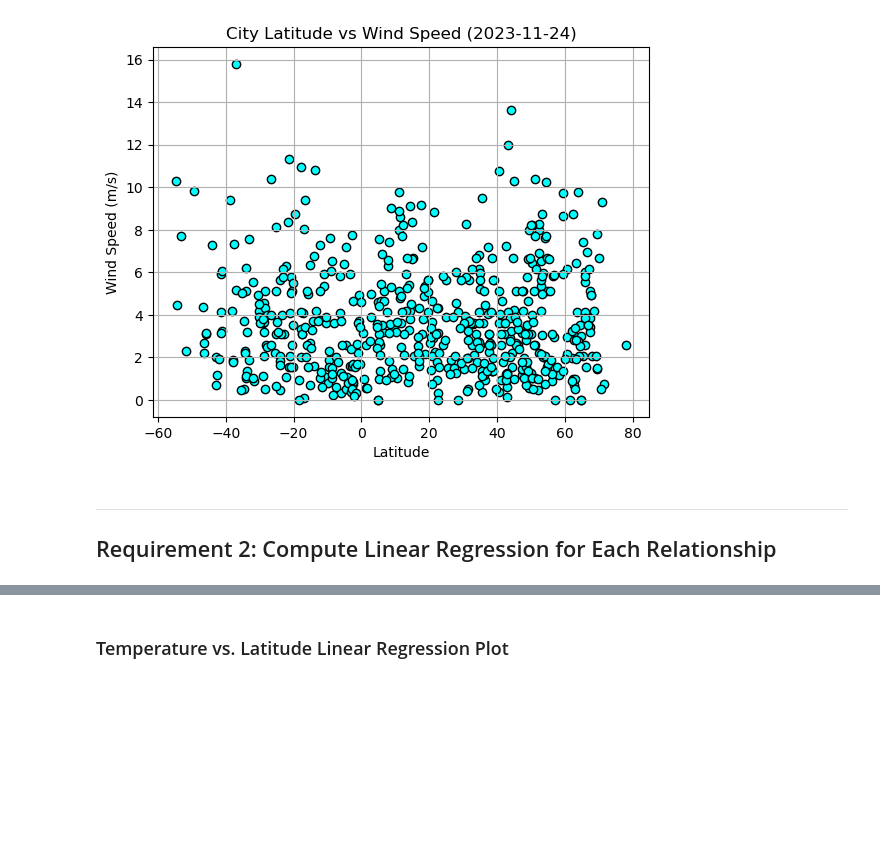
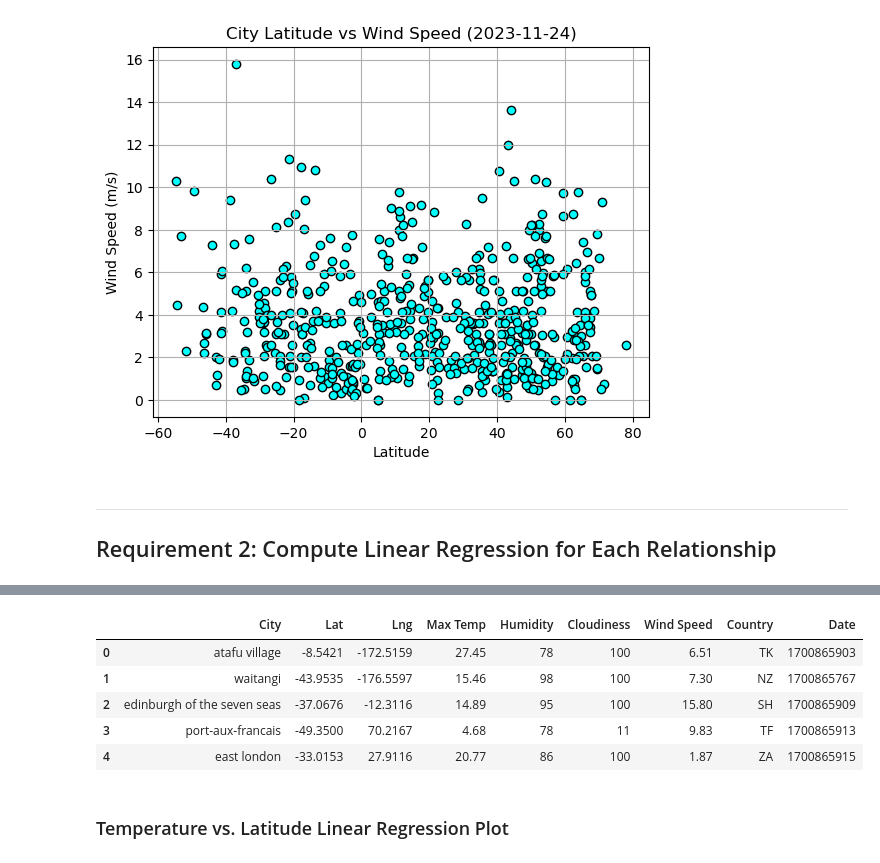
Before and after one commit to ArtienVoskanian/python-api-challenge, a Jupyter notebook: WeatherPy/WeatherPy.ipynb, the cells around one changed output, grey strips where cells are left out. Cells and saved outputs as stored; diff of their text form; code cells hidden in the pictures; blank space fills up the shorter version.

```diff
--- a/WeatherPy/WeatherPy.ipynb
+++ b/WeatherPy/WeatherPy.ipynb
@@ -295,2 +328,31 @@ southern_hemi_df.head()
+# %%
+# Create a DataFrame with the Southern Hemisphere data (Latitude < 0)
+southern_hemi = []
+for index, row in city_data_df.iterrows():
+    if city_data_df.loc[index,"Lat"] < 0:
+        city = row["City"]
+        lat = row["Lat"]
+        lng = row["Lng"]
+        max_temp = row["Max Temp"]
+        humidity = row["Humidity"]
+        cloudiness = row["Cloudiness"]
+        wind_speed = row["Wind Speed"]
+        country = row["Country"]
+        date = row["Date"]
+        weather_info = {"City":city,"Lat":lat,"Lng":lng,"Max Temp":max_temp,"Humidity":humidity,
+                    "Cloudiness":cloudiness,"Wind Speed":wind_speed,"Country":country,"Date":date,
+                           }
+        southern_hemi.append(weather_info)
+
+# Display sample data
+southern_hemi_df = pd.DataFrame(southern_hemi)
+southern_hemi_df.head()
+# %% [output]
+|  | City | Lat | Lng | Max Temp | Humidity | Cloudiness | Wind Speed | Country | Date |
+| 0 | atafu village | -8.5421 | -172.5159 | 27.45 | 78 | 100 | 6.51 | TK | 1700865903 |
+| 1 | waitangi | -43.9535 | -176.5597 | 15.46 | 98 | 100 | 7.30 | NZ | 1700865767 |
+| 2 | edinburgh of the seven seas | -37.0676 | -12.3116 | 14.89 | 95 | 100 | 15.80 | SH | 1700865909 |
+| 3 | port-aux-francais | -49.3500 | 70.2167 | 4.68 | 78 | 11 | 9.83 | TF | 1700865913 |
+| 4 | east london | -33.0153 | 27.9116 | 20.77 | 86 | 100 | 1.87 | ZA | 1700865915 |
 # %% [markdown]
 ###  Temperature vs. Latitude Linear Regression Plot
```
Also changed, not shown: parts of 7 cells of this notebook.
